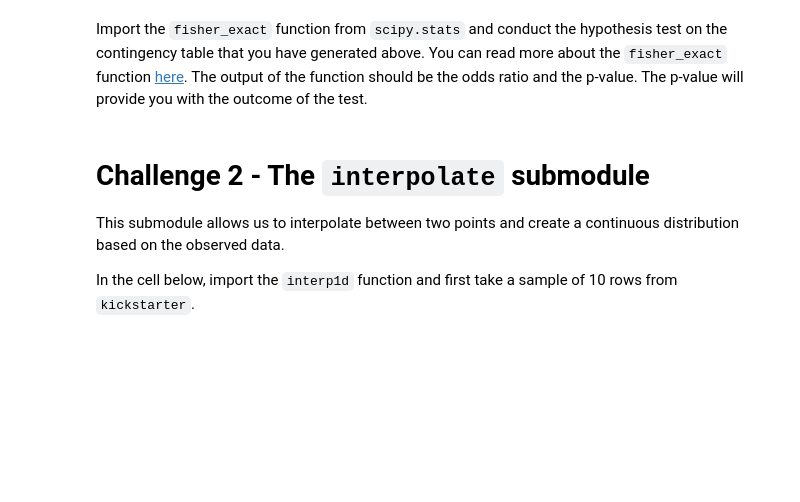
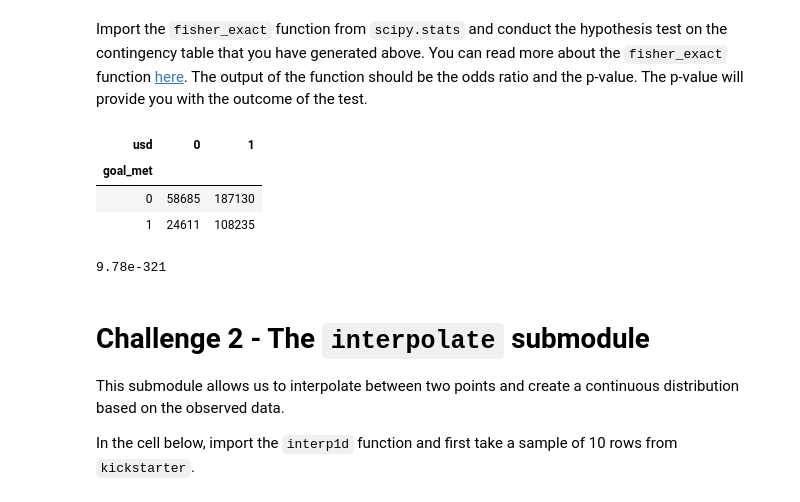
Before and after one commit to ironhack-datalabs/dataV2-labs, a Jupyter notebook: module-2/Intro-Scipy/your-code/main.ipynb, the cells around one changed output. Cells and saved outputs as stored; diff of their text form; code cells hidden in the pictures; blank space fills up the shorter version.

```diff
--- a/module-2/Intro-Scipy/your-code/main.ipynb
+++ b/module-2/Intro-Scipy/your-code/main.ipynb
@@ -39,0 +65,3 @@ Let's perform Fisher's exact test on our KickStarter data. We intend to test the
+# %%
+# Your code here:
+kickstarter["goal_met"] = np.where(kickstarter["usd_pledged_real"]>kickstarter["usd_goal_real"],1,0)
@@ -47,6 +89,19 @@ Now create a contingency table using the `pd.crosstab` function in the cell belo
 Import the `fisher_exact` function from `scipy.stats` and conduct the hypothesis test on the contingency table that you have generated above. You can read more about the `fisher_exact` function [here](https://docs.scipy.org/doc/scipy/reference/generated/scipy.stats.fisher_exact.html#scipy.stats.fisher_exact). The output of the function should be the odds ratio and the p-value. The p-value will provide you with the outcome of the test.
 # %%
 # Your code here:
+
+goals_crosstab = pd.crosstab(kickstarter.goal_met,kickstarter.usd)
+goals_crosstab
+# %% [output]
+| usd | 0 | 1 |
+| goal_met |  |  |
+| 0 | 58685 | 187130 |
+| 1 | 24611 | 108235 |
+# %%
+oddsratio, pvalue = stats.fisher_exact([goals_crosstab.iloc[0],goals_crosstab.iloc[1]])
+pvalue
+# %% [output]
+9.78e-321
 # %% [markdown]
 # Challenge 2 - The `interpolate` submodule
 
```
Also changed, not shown: parts of 18 cells of this notebook, 4 other files.
